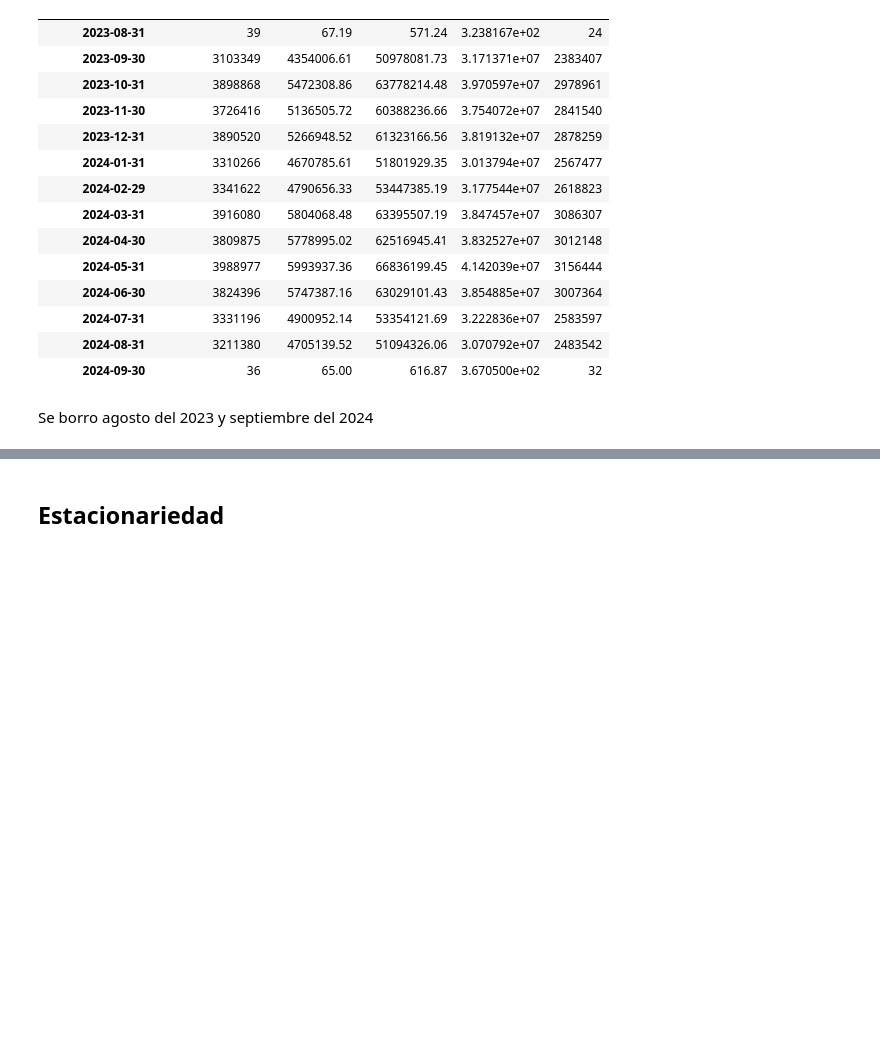
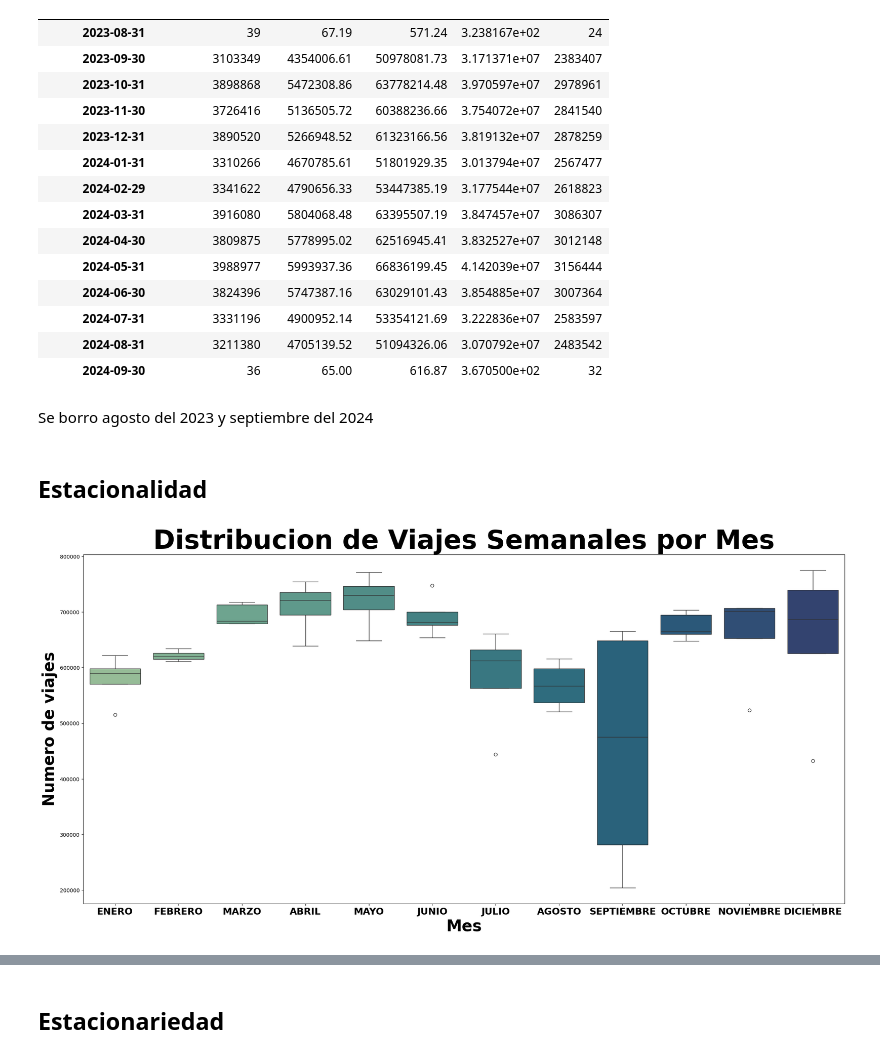
Before and after one commit to Rizo12G/Proyecto_final_henry, a Jupyter notebook: ML/Analisis_preliminar_ML.ipynb, the cells around one changed output, grey strips where cells are left out. Saved outputs shown, nothing was run; the diff lists cells and outputs as text; code cells hidden in the pictures; blank space fills up the shorter version.

```diff
--- a/ML/Analisis_preliminar_ML.ipynb
+++ b/ML/Analisis_preliminar_ML.ipynb
@@ -148,3 +138,15 @@ semanal.drop(semanal[(semanal.index.year==2024)&(semanal.index.month==9)].index,
 # %%
 mensual.drop(mensual[(mensual.index.year==2023)&(mensual.index.month==8)].index,inplace=True)
 mensual.drop(mensual[(mensual.index.year==2024)&(mensual.index.month==9)].index,inplace=True)
+# %% [markdown]
+## Estacionalidad
+# %%
+plt.figure(figsize = (26,12))
+sns.boxplot(data=semanal,x=semanal.index.month,y= semanal.n_trips, palette='crest')
+plt.title('Distribucion de Viajes Semanales por Mes',fontsize = 50,fontweight='bold')
+plt.xlabel('Mes',fontsize = 30,fontweight='bold')
+plt.ylabel('Numero de viajes',fontsize = 30,fontweight='bold')
+plt.xticks(ticks=range(0,12), labels=['ENERO','FEBRERO','MARZO','ABRIL','MAYO','JUNIO','JULIO','AGOSTO','SEPTIEMBRE','OCTUBRE','NOVIEMBRE','DICIEMBRE'], fontsize = 18,fontweight='bold')
+plt.show()
+# %% [output]
+[figure, added]
```
Also changed, not shown: parts of 55 cells of this notebook, 6 other files.
